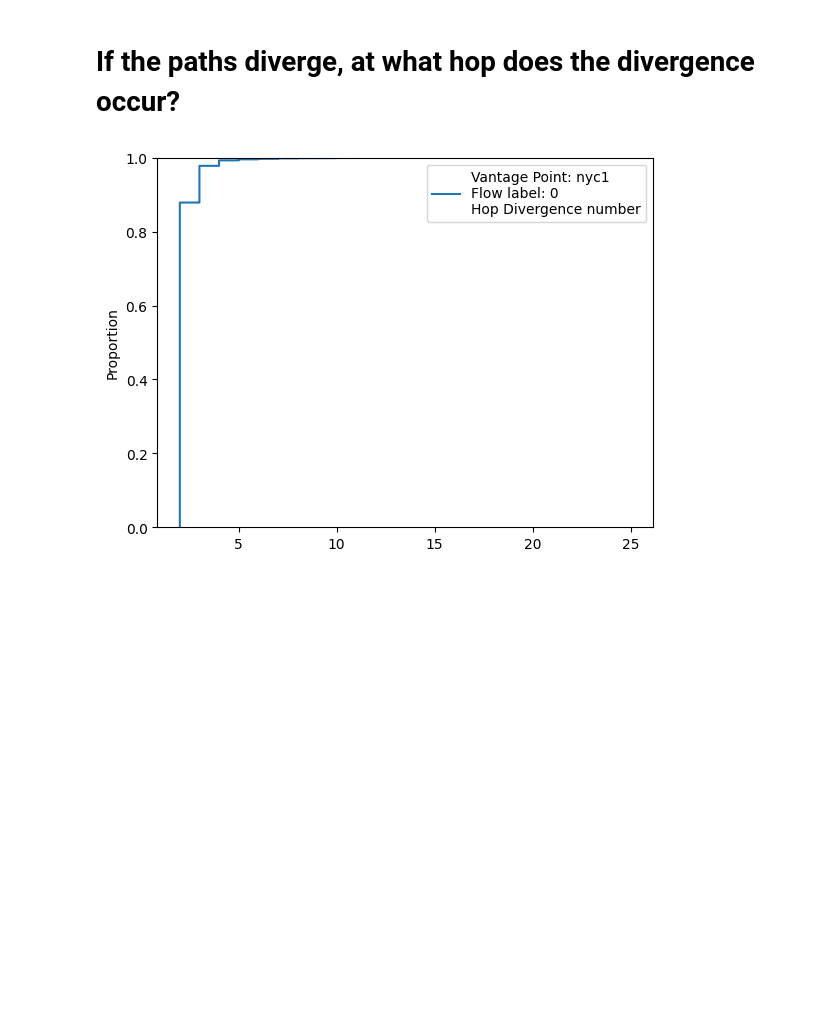
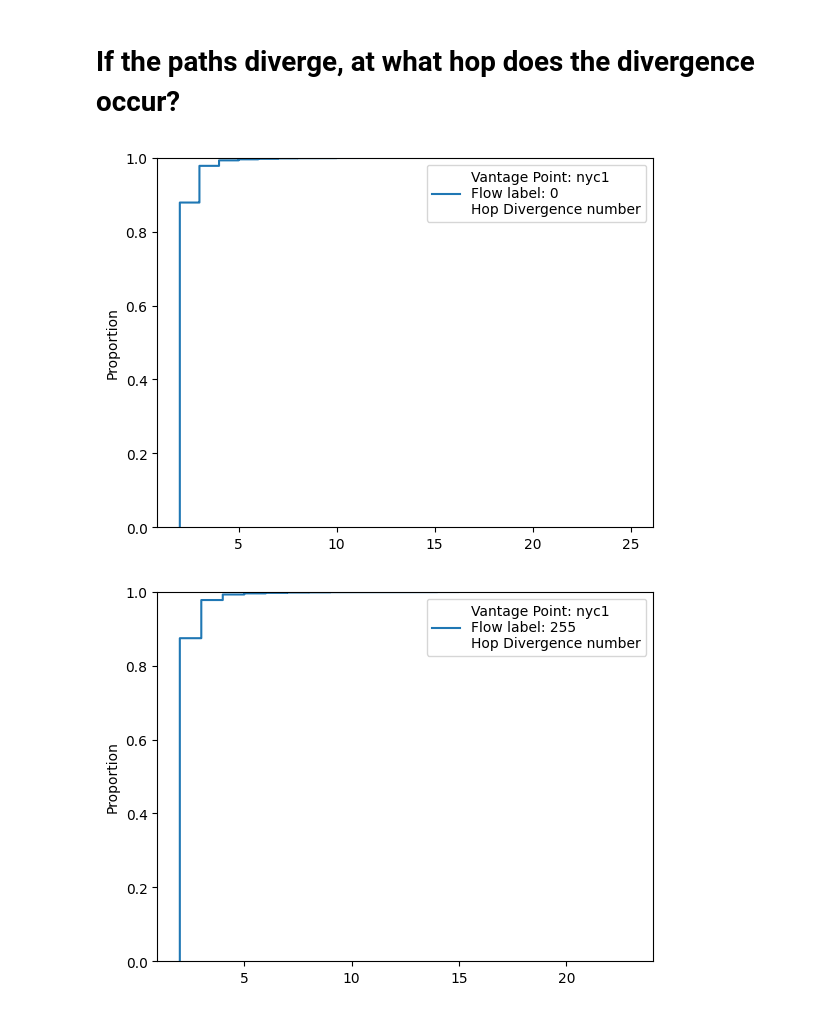
Before and after one commit to meeps44/scripts, a Jupyter notebook: stats/jupyter-notebooks/nyc1.ipynb, the cells around one changed output. Drawn from its saved outputs; the diff is of its cells as text; code cells hidden in the pictures; blank space fills up the shorter version.

Commit message:
Fixes to cdf plot

```diff
--- a/stats/jupyter-notebooks/nyc1.ipynb
+++ b/stats/jupyter-notebooks/nyc1.ipynb
@@ -766,6 +766,7 @@ nyc1                                                     155763
 # If the paths diverge, at what hop does the divergence occur?
 # %%
 import seaborn as sns
+import time
 df: pd.DataFrame = sq.load_single(db_path)
 
 def get_unique_destination_addresses(df: pd.DataFrame) -> list:
@@ -790,6 +791,7 @@ def get_len_of_shortest_list(list_of_lists: list) -> int:
             shortest_list_len = len(lst)
     return shortest_list_len
 
+# Old:
 def df_get_lowest_hop_number_where_lists_diverge(df: pd.DataFrame) -> int:
     columns = df.loc[:, ["HOP_IP_ADDRESSES", "HOP_NUMBERS"]]
     count = 0
@@ -805,32 +807,95 @@ def df_get_lowest_hop_number_where_lists_diverge(df: pd.DataFrame) -> int:
     #longest_list_len = get_len_of_longest_list(list_of_lists)
     shortest_list_len = get_len_of_shortest_list(list_of_lists)
 
     # Compare list of lists and return the index where they diverge
     for idx in range(shortest_list_len):
         first_list_of_pairs = list_of_lists[0][idx]
         for li in list_of_lists[1:]:
             if first_list_of_pairs != li[idx]:
                 hop_numbers = list()
                 for i in list_of_lists:
                     # Get the second item in the tuple, aka the hop_number
                     hop_numbers.append(i[idx][1])
                 return min(hop_numbers)
     # If we got this far, the hops did not diverge
     return None
 
+# New:
+def get_divergence_hop_number(df: pd.DataFrame) -> str:
+    # Setup: creating the combined columns, represented as a list of tuples
+    zipped_list = list()
+    for row in dst_df.itertuples():
+        hop_ip_addresses = row[10].split()
+        #hop_numbers = row[11].split()
+        try:
+            hop_numbers = [int(i) for i in row[11].split()]
+        except ValueError:
+            print("valueError")
+            print(hop_numbers)
+            return None
+        zipped = list(zip(hop_ip_addresses, hop_numbers, strict=True))
+        zipped_list.append(zipped)
+
+    #print("zipped list:")
+    #print(zipped_list)
+    #time.sleep(10000)
+
+    # If the zipped list is empty, return immediately
+    if not zipped_list:
+        return None
+
+    longest_list: list = zipped_list[0]
+    for i in zipped_list:
+        if len(i) > len(longest_list):
+            longest_list = i
+
+    # Compare the items in the two lists and get the hop number
+    shortest_list_len = get_len_of_shortest_list(zipped_list)
+    #print("shortest_list_len:")
+    #print(shortest_list_len)
+    for i in range(shortest_list_len):
+        try:
+            if zipped_list[0][i] != zipped_list[1][i]:
+                #print("zipped list[0][0]")
+                #print(zipped_list[0][i])
+                #print("zipped list[1][0]")
+                #print(zipped_list[1][i])
+                #print("min:")
+                #print(min(zipped_list[0][i][1], zipped_list[1][i][1]))
+                #print("going to sleep")
+                #time.sleep(10000)
+                # Return the first hop number (the lowest) where
+                # a divergence was detected.
+                return min(zipped_list[0][i][1], zipped_list[1][i][1])
+        except IndexError:
+            return longest_list[0][i][1]
+    # If we got this far, the hops did not diverge
+    return None
+
+
 for flow_label in FLOW_LABELS:
     divergence_data = list()
     unique_destination_addresses: list = get_unique_destination_addresses(df)
     for dst in unique_destination_addresses:
         dst_df = df[(df["SOURCE_FLOW_LABEL"] == flow_label)
                     & (df["DESTINATION_IP"] == dst)]
         divergence_data.append(
-            df_get_lowest_hop_number_where_lists_diverge(dst_df))
+            get_divergence_hop_number(dst_df))
     # Create CDF Plot
     ndiv_count = divergence_data.count(None)
-    res = [int(i) for i in divergence_data if i != None]
+    #res = [int(i) for i in divergence_data if i != None]
+    res = list()
+    for i in divergence_data:
+        if i != None:
+            try:
+                hop_num = int(i)
+                res.append(hop_num)
+            except ValueError:
+                print("valueError: ")
+                print(i)
     sns.ecdfplot(data=res, label=f"Vantage Point: {vantage_point}\nFlow label: {flow_label}\nHop Divergence number")
     plt.legend()
     plt.show()
 # %% [output]
 [figure]
+[figure, added]
```
Also changed, not shown: parts of 1 cell of this notebook, 1 other file.
